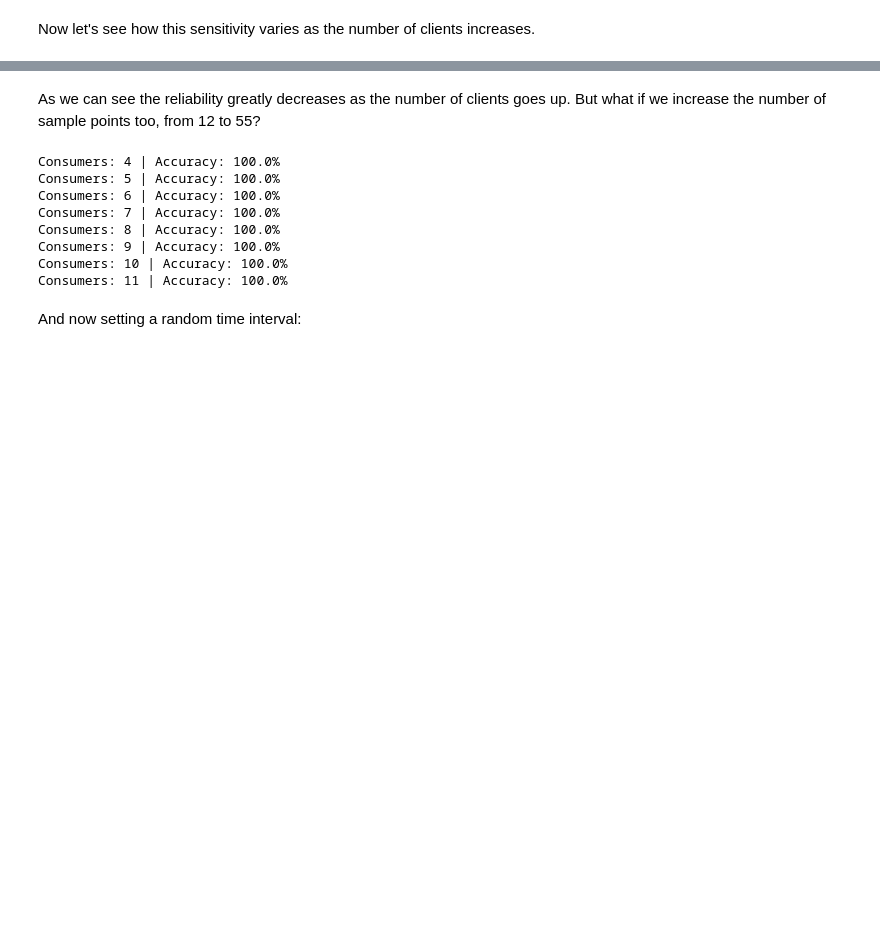
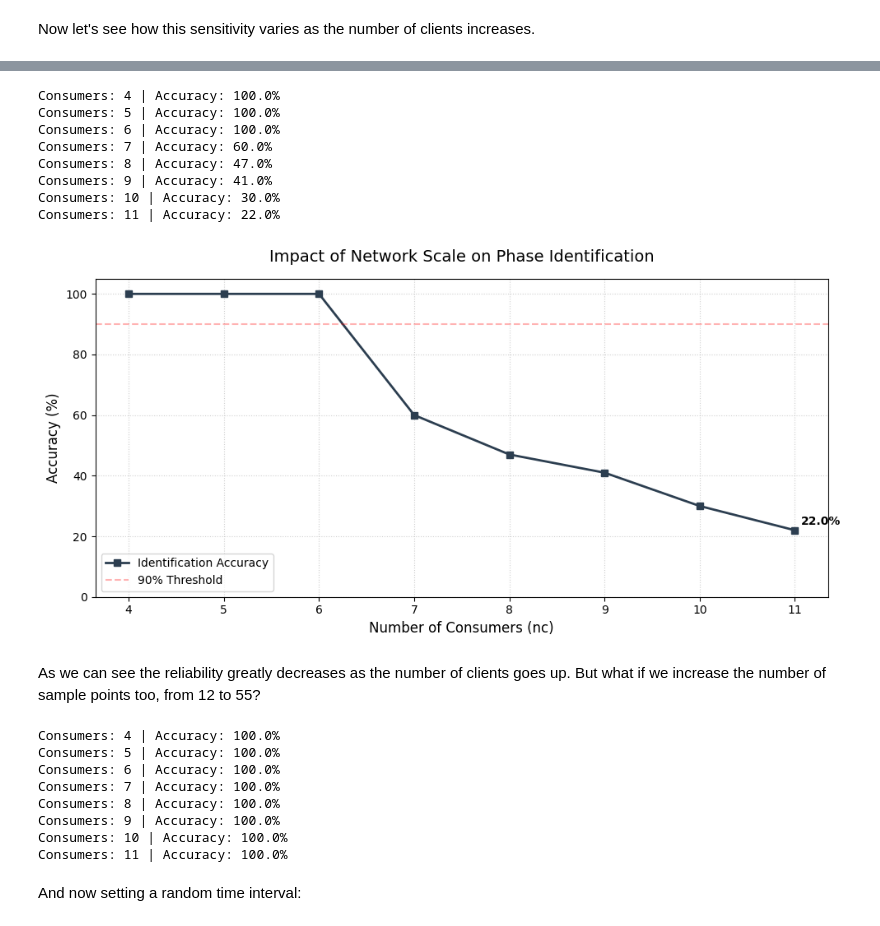
Before and after one commit to e4m8ch/ADRI, a Jupyter notebook: labs/lab1/Class1_Students.ipynb, the cells around one changed output, grey strips where cells are left out. Cells and saved outputs as stored; diff of their text form; code cells hidden in the pictures; blank space fills up the shorter version.

```diff
--- a/labs/lab1/Class1_Students.ipynb
+++ b/labs/lab1/Class1_Students.ipynb
@@ -122,9 +122,9 @@ for k in range(X.shape[0]):
         target_phase = phase[i]
         phase_id = target_phase - 1
 
-        eps=np.random.normal(1, size=[1,1])*eps_error
+        eps=np.random.normal(0, 1)1, size=[1,1])*eps_error
 
-        Y[k, phase_id] += X[k, i] + eps
+        Y[k, phase_id] += X[k, i] * (1 + float(eps))
 
 print(X.shape[0])
 print(Y)
@@ -242,9 +230,9 @@ def full_solve(nc, ts, te, phase, eps_error, data=data):
             target_phase = phase[i]
             phase_id = target_phase - 1
 
-            eps = np.random.normal(1) * eps_error
+            eps = np.random.normal() * eps_error
 
-            Y[k, phase_id] += X[k, i] + float(eps)
+            Y[k, phase_id] += X[k, i] * (1 + float(eps))
 
     beta = inv(X.transpose() @ X) @ X.transpose() @ Y
 
@@ -325,3 +296,62 @@ Consumers: 11 | Accuracy: 26.0%
+# %%
+eps_error=0.01
+
+# 1. Initialize data containers
+consumer_counts = []
+accuracy_values = []
+
+# 2. Run the simulation loop
+for i in range(12 - nc):
+    current_nc = nc + i
+
+    # Define the test for this specific number of consumers
+    # Note: Using a lambda to pass the varying nc into the accuracy calculator
+    test_scale = lambda: full_solve(current_nc, ts, te, np.random.randint(1, 4, current_nc), eps_error)
+
+    accuracy = calculate_accuracy(test_scale, iterations=100)
+
+    # Store data for the plot
+    consumer_counts.append(current_nc)
+    accuracy_values.append(accuracy)
+
+    print(f"Consumers: {current_nc} | Accuracy: {accuracy}%")
+
+# 3. Visualization
+plt.figure(figsize=(10, 5))
+
+# Plotting the line with markers
+plt.plot(consumer_counts, accuracy_values, marker='s', linestyle='-', color='#2c3e50',
+         linewidth=2, label='Identification Accuracy')
+
+# Formatting aesthetics
+plt.title('Impact of Network Scale on Phase Identification', fontsize=14, pad=15)
+plt.xlabel('Number of Consumers (nc)', fontsize=12)
+plt.ylabel('Accuracy (%)', fontsize=12)
+plt.xticks(consumer_counts)
+plt.ylim(0, 105)
+plt.grid(True, which='both', linestyle=':', alpha=0.6)
+
+# Adding a horizontal line at 90% as a quality benchmark
+plt.axhline(y=90, color='r', linestyle='--', alpha=0.3, label='90% Threshold')
+
+# Annotating the final data point
+plt.annotate(f'{accuracy_values[-1]}%',
+             xy=(consumer_counts[-1], accuracy_values[-1]),
+             xytext=(5, 5), textcoords='offset points', weight='bold')
+
+plt.legend(loc='lower left')
+plt.tight_layout()
+plt.show()
+# %% [output]
+Consumers: 4 | Accuracy: 100.0%
+Consumers: 5 | Accuracy: 100.0%
+Consumers: 6 | Accuracy: 100.0%
+Consumers: 7 | Accuracy: 60.0%
+Consumers: 8 | Accuracy: 47.0%
+Consumers: 9 | Accuracy: 41.0%
+Consumers: 10 | Accuracy: 30.0%
+Consumers: 11 | Accuracy: 22.0%
+[figure, added]
 # %% [markdown]
 As we can see the reliability greatly decreases as the number of clients goes up. But what if we increase the number of sample points too, from 12 to 55?
 # %%
```
Also changed, not shown: parts of 17 cells of this notebook.
